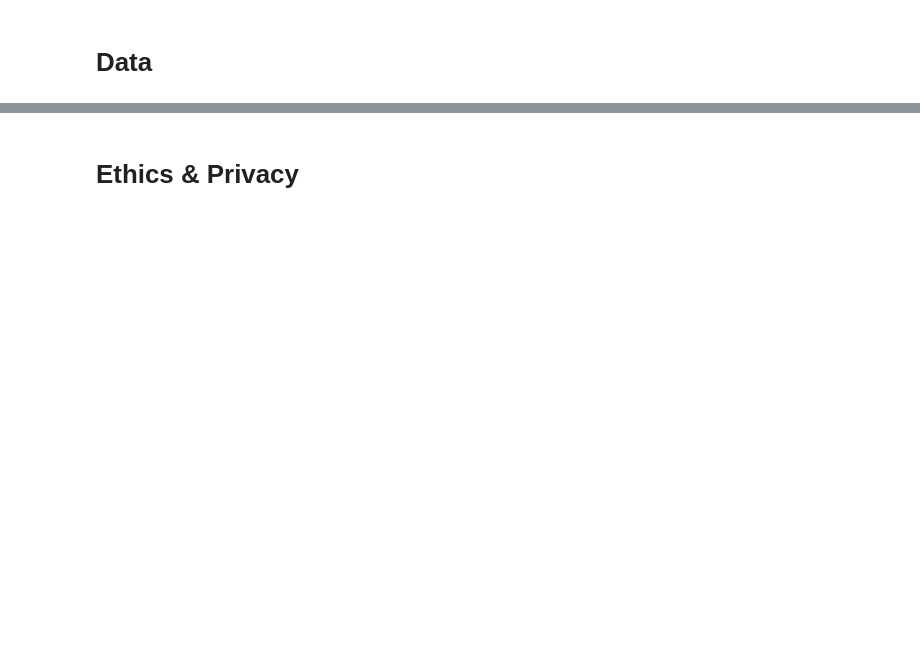
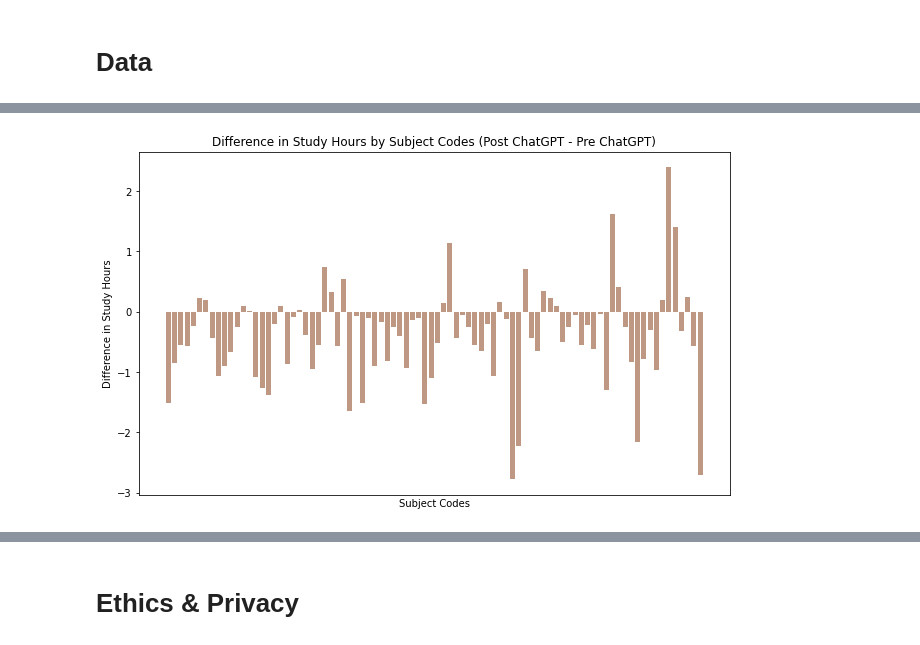
Before and after one commit to aydintabai/AI-Academic-Impact-Case-Study, a Jupyter notebook: FinalProject_Group112_WI24.ipynb, the cells around one changed output, grey strips where cells are left out. Cells and saved outputs as stored; diff of their text form; code cells hidden in the pictures; blank space fills up the shorter version.

```diff
--- a/FinalProject_Group112_WI24.ipynb
+++ b/FinalProject_Group112_WI24.ipynb
@@ -123,0 +712,18 @@ Some more words and stuff.  Remember notebooks work best if you interleave the c
+# %%
+# Plot differences by subject code
+subject_mean_post = post_gpt.groupby('Subject Code')['Study Hours per Week'].mean()
+subject_mean_pre = pre_gpt.groupby('Subject Code')['Study Hours per Week'].mean()
+
+study_hours_difference = subject_mean_post - subject_mean_pre
+
+plt.figure(figsize=(9, 6))
+plt.bar(study_hours_difference.index, study_hours_difference.values, color='#bf9884')
+plt.title('Difference in Study Hours by Subject Codes (Post ChatGPT - Pre ChatGPT)')
+plt.ylabel('Difference in Study Hours')
+plt.xlabel('Subject Codes')
+plt.xticks(rotation=45, ha='right')
+plt.tight_layout()
+plt.xticks([])
+plt.show()
+# %% [output]
+[figure, added]
```
Also changed, not shown: parts of 174 cells of this notebook.
